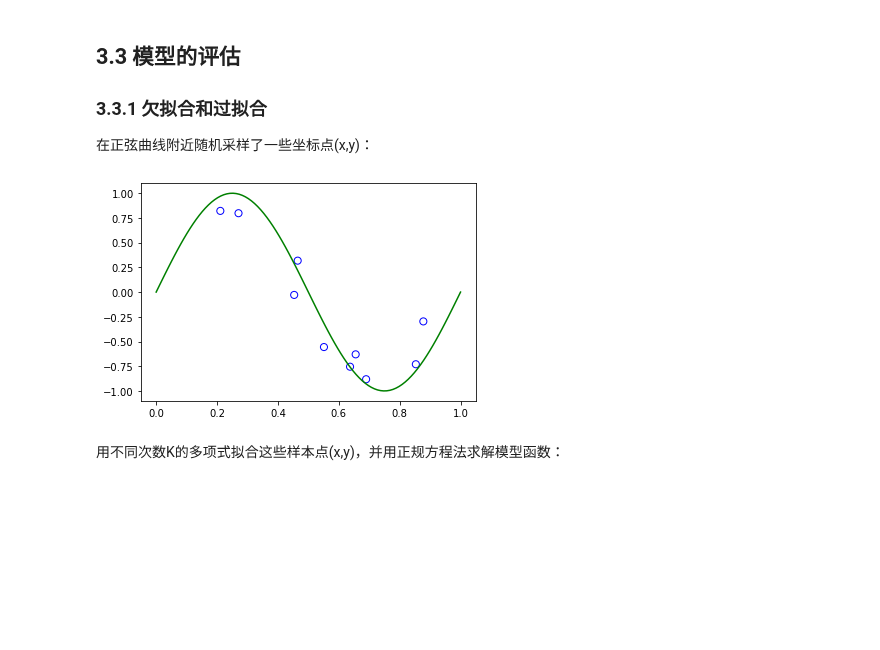
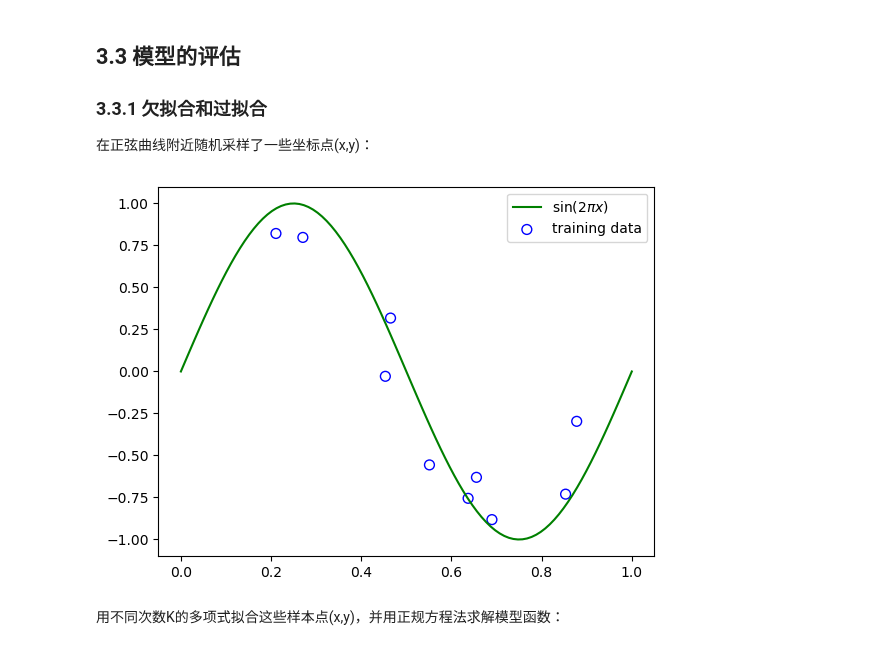
Before and after one commit to billy1125/Anatomy_Deep_Learning, a Jupyter notebook: ch3-1.ipynb, the cells around one changed output. Cells and saved outputs as stored; diff of their text form; code cells hidden in the pictures; blank space fills up the shorter version.

```diff
--- a/ch3-1.ipynb
+++ b/ch3-1.ipynb
@@ -699,28 +698,42 @@ w: [ 1.12175893e+01  9.70254834e+00  1.78687279e+01  2.24463156e+01
 # %%
 import numpy as np
 import matplotlib.pyplot as plt
+# 在 Jupyter Notebook 或 Colab 中直接顯示圖表
 %matplotlib inline
 
+# 設定隨機種子，確保每次執行生成的隨機數（雜訊）都一樣，方便實驗重現
 np.random.seed(896)
 
-def sample(n_samples,std = 0.25):
-    x = np.sort(np.random.uniform(0,1,n_samples))
-    y = np.sin(2*np.pi*x) + np.random.normal(scale = std, size=x.shape)
-    return x,y
+def sample(n_samples, std = 0.25):
+    """
+    生成帶有雜訊的樣本數據
+    n_samples: 樣本數量
+    std: 雜訊的標準差（控制數據偏離正弦波的程度）
+    """
+    # 在 0 到 1 之間均勻隨機抽取樣本，並進行排序以便後續繪圖
+    x = np.sort(np.random.uniform(0, 1, n_samples))
 
+    # 目標值 y = sin(2 * pi * x) + 高斯雜訊 (Normal noise)
+    y = np.sin(2 * np.pi * x) + np.random.normal(scale = std, size=x.shape)
+    return x, y
+
+# 生成 10 筆訓練用的數據點
 n_samples = 10
-x,y = sample(n_samples)
-#x = np.sort(np.random.uniform(0,1,n_samples))
-#y = np.sin(2*np.pi*x) + np.random.normal(scale = 0.25, size=x.shape)
+x, y = sample(n_samples)
 
-x_test =  np.linspace(0, 1, 100)
-xx = x_test
-y_test = np.sin(2*np.pi*x_test)
-plt.plot(x_test, y_test, c="g", label="$\sin(2\pi x)$")
-plt.scatter(x, y,facecolor="none", edgecolor="b", s=50, label="training data")
+# --- 準備繪製真實的函數曲線 (Ground Truth) ---
+# 在 0 到 1 之間生成 100 個等間距點，讓曲線看起來平滑
+x_test = np.linspace(0, 1, 100)
+# 理論上的真實值（不含雜訊的正弦波）
+y_test = np.sin(2 * np.pi * x_test)
+
+# 繪圖
+plt.plot(x_test, y_test, c="g", label=r"$\sin(2\pi x)$") # 畫出綠色正弦波形
+plt.scatter(x, y, facecolor="none", edgecolor="b", s=50, label="training data") # 畫出藍色空心圓點（訓練集）
+plt.legend() # 顯示圖例
 plt.show()
 # %% [output]
-[figure, old version]
+[figure, new version]
 # %% [markdown]
 用不同次数K的多项式拟合这些样本点(x,y)，并用正规方程法求解模型函数：
 # %%
```
Also changed, not shown: parts of 4 cells of this notebook.
